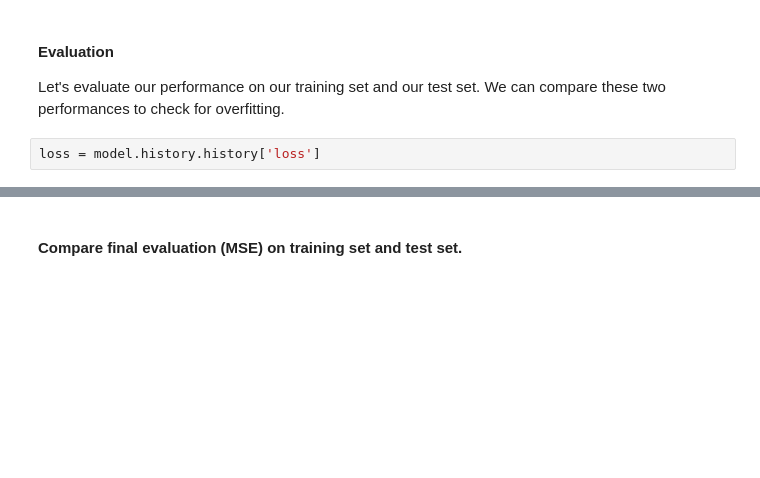
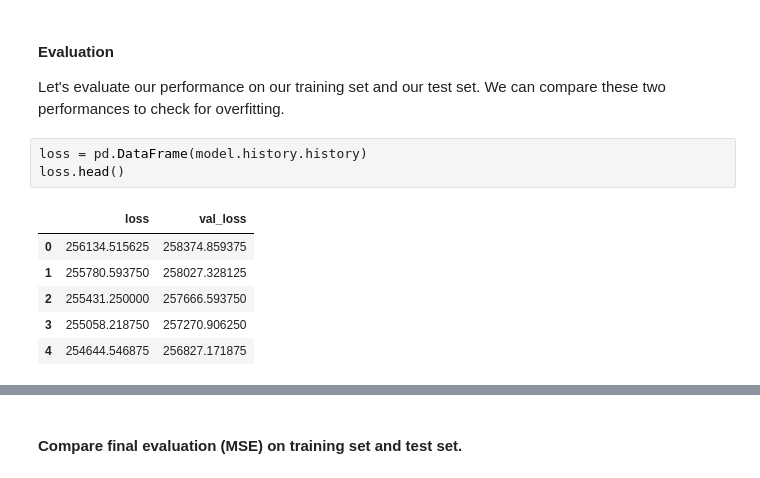
Before and after one commit to SimRey/Deep-Learning, a Jupyter notebook: Artificial Neural Networks/TensorFlow/01-Basics.ipynb, the cells around one changed output, grey strips where cells are left out. Drawn from its saved outputs; the diff is of its cells as text; blank space fills up the shorter version.

```diff
--- a/Artificial Neural Networks/TensorFlow/01-Basics.ipynb
+++ b/Artificial Neural Networks/TensorFlow/01-Basics.ipynb
@@ -192,5 +194,13 @@ In this case, the weights obtained don't make a lot of sense. Opposite to a simp
 
 Let's evaluate our performance on our training set and our test set. We can compare these two performances to check for overfitting.
 # %%
-loss = model.history.history['loss']
+loss = pd.DataFrame(model.history.history)
+loss.head()
+# %% [output]
+|  | loss | val_loss |
+| 0 | 256134.515625 | 258374.859375 |
+| 1 | 255780.593750 | 258027.328125 |
+| 2 | 255431.250000 | 257666.593750 |
+| 3 | 255058.218750 | 257270.906250 |
+| 4 | 254644.546875 | 256827.171875 |
 # %%
```
Also changed, not shown: parts of 12 cells of this notebook.
